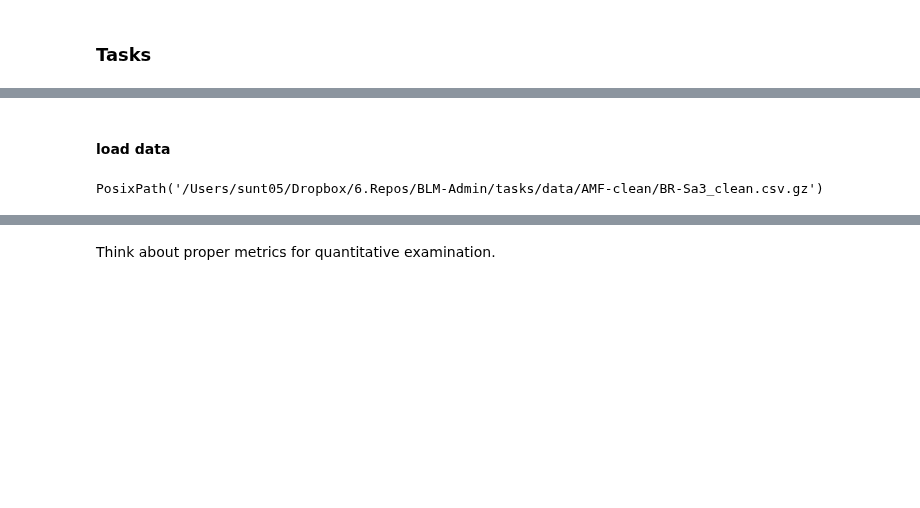
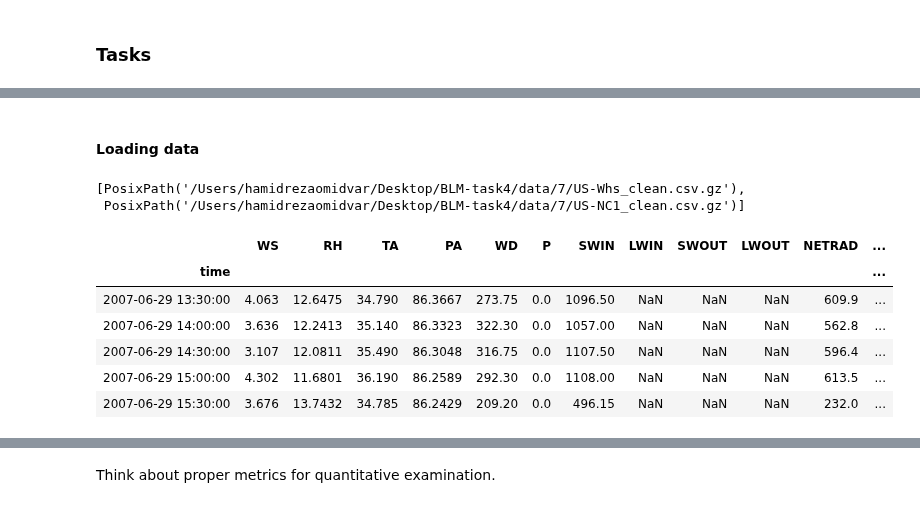
Before and after one commit to BLM-UoR/BLM, a Jupyter notebook: docs/tasks/task4.ipynb, the cells around one changed output, grey strips where cells are left out. Drawn from its saved outputs; the diff is of its cells as text; code cells hidden in the pictures; blank space fills up the shorter version.

Commit message:
update task 4 notebook

```diff
--- a/docs/tasks/task4.ipynb
+++ b/docs/tasks/task4.ipynb
@@ -24,4 +33,4 @@ import matplotlib.pyplot as plt
 import pandas as pd
 from pathlib import Path
 # %% [markdown]
-#### load data
+#### Loading data
@@ -30,6 +37,8 @@ path_dir=Path.cwd()/'data'/'AMF-clean'
-# %%
-
-path_data = path_dir/'BR-Sa3_clean.csv.gz'
-path_data.resolve()
-# %% [output]
-PosixPath('/Users/sunt05/Dropbox/6.Repos/BLM-Admin/tasks/data/AMF-clean/BR-Sa3_clean.csv.gz')
+# %%
+group_number = 7
+path_dir = Path.cwd() / 'data' / f'{group_number}'
+# examine available files in your folder
+list(path_dir.glob('*gz'))
+# %% [output]
+[PosixPath('/Users/hamidrezaomidvar/Desktop/BLM-task4/data/7/US-Whs_clean.csv.gz'),
+ PosixPath('/Users/hamidrezaomidvar/Desktop/BLM-task4/data/7/US-NC1_clean.csv.gz')]
@@ -36,2 +48,14 @@ PosixPath('/Users/sunt05/Dropbox/6.Repos/BLM-Admin/tasks/data/AMF-clean/BR-Sa3_c
 # %%
-df_data = pd.read_csv(path_data, index_col='time',parse_dates=['time'])
+# load dataset
+site_file = name_of_site + '_clean.csv.gz'
+path_data = path_dir / site_file
+df_data = pd.read_csv(path_data, index_col='time', parse_dates=['time'])
+df_data.head()
+# %% [output]
+|  | WS | RH | TA | PA | WD | P | SWIN | LWIN | SWOUT | LWOUT | NETRAD | ... |
+| time |  |  |  |  |  |  |  |  |  |  |  | ... |
+| 2007-06-29 13:30:00 | 4.063 | 12.6475 | 34.790 | 86.3667 | 273.75 | 0.0 | 1096.50 | NaN | NaN | NaN | 609.9 | ... |
+| 2007-06-29 14:00:00 | 3.636 | 12.2413 | 35.140 | 86.3323 | 322.30 | 0.0 | 1057.00 | NaN | NaN | NaN | 562.8 | ... |
+| 2007-06-29 14:30:00 | 3.107 | 12.0811 | 35.490 | 86.3048 | 316.75 | 0.0 | 1107.50 | NaN | NaN | NaN | 596.4 | ... |
+| 2007-06-29 15:00:00 | 4.302 | 11.6801 | 36.190 | 86.2589 | 292.30 | 0.0 | 1108.00 | NaN | NaN | NaN | 613.5 | ... |
+| 2007-06-29 15:30:00 | 3.676 | 13.7432 | 34.785 | 86.2429 | 209.20 | 0.0 | 496.15 | NaN | NaN | NaN | 232.0 | ... |
```
Also changed, not shown: parts of 61 cells of this notebook, 3 other files.
